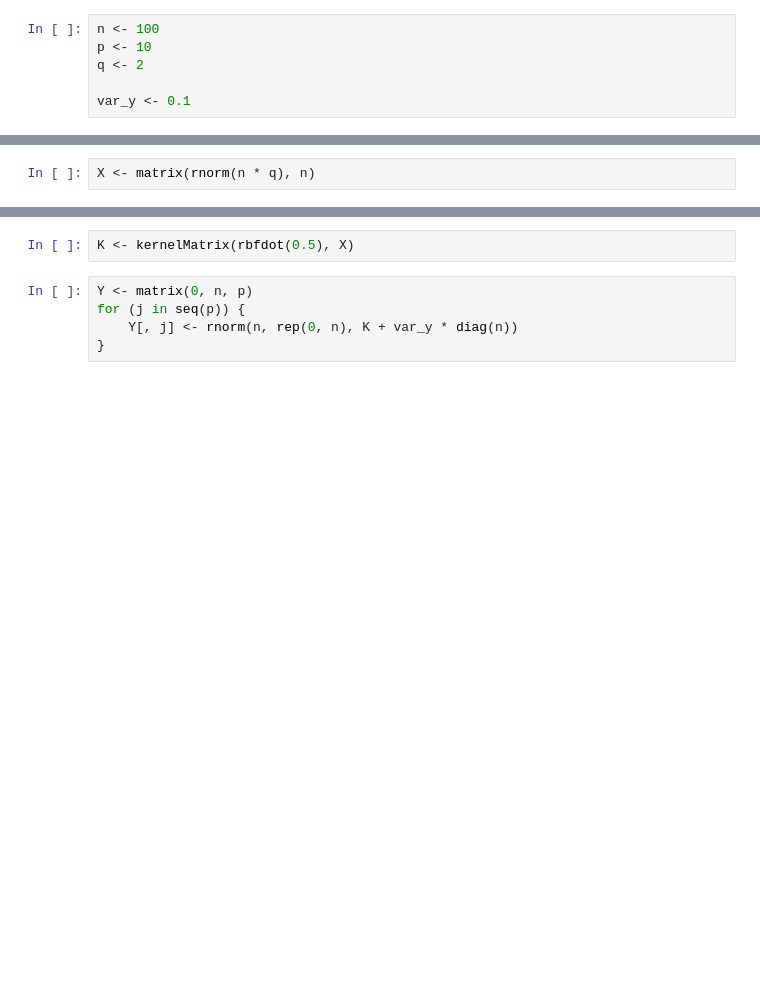
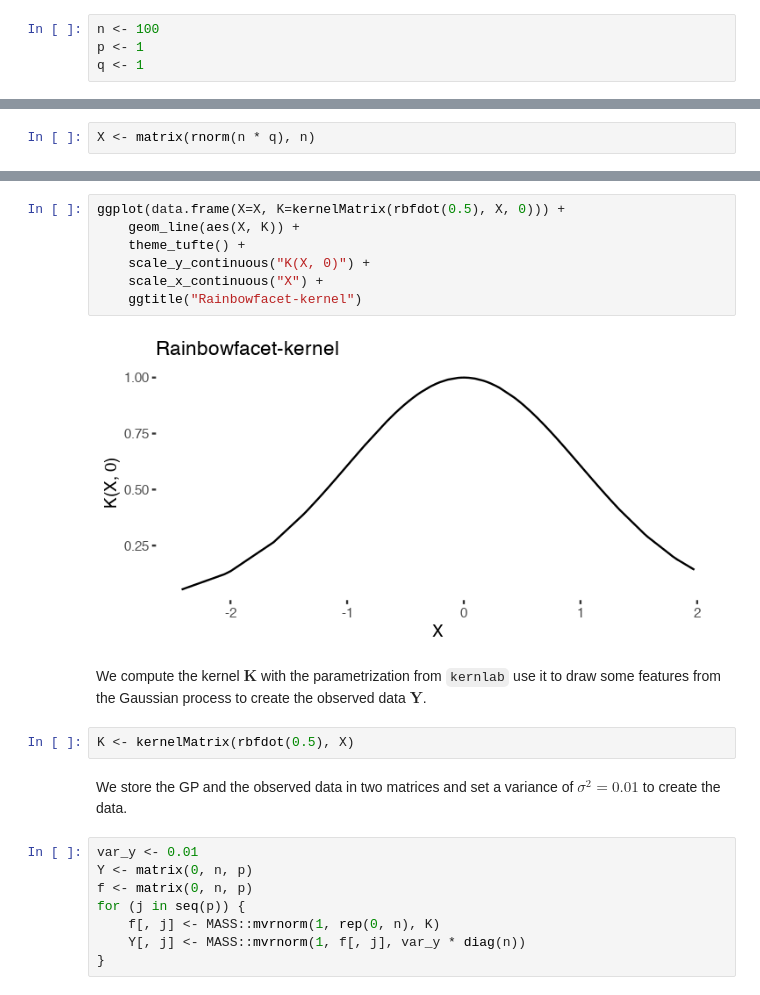
Before and after one commit to dirmeier/etudes, a Jupyter notebook: gplvm.ipynb, the cells around one changed output, grey strips where cells are left out. Drawn from its saved outputs; the diff is of its cells as text; blank space fills up the shorter version.

```diff
--- a/gplvm.ipynb
+++ b/gplvm.ipynb
@@ -12,6 +38,4 @@ The following object is masked from ‘package:ggplot2’:
 # %%
 n <- 100
-p <- 10
-q <- 2
-
-var_y <- 0.1
+p <- 1
+q <- 1
@@ -22,7 +54,23 @@ X <- matrix(rnorm(n * q), n)
+# %%
+ggplot(data.frame(X=X, K=kernelMatrix(rbfdot(0.5), X, 0))) +
+    geom_line(aes(X, K)) +
+    theme_tufte() +
+    scale_y_continuous("K(X, 0)") +
+    scale_x_continuous("X") +
+    ggtitle("Rainbowfacet-kernel")
+# %% [output]
+[figure, added]
+# %% [markdown]
+We compute the kernel $\mathbf{K}$ with the parametrization from `kernlab` use it to draw some features from the Gaussian process to create the observed data $\mathbf{Y}$.
 # %%
 K <- kernelMatrix(rbfdot(0.5), X)
+# %% [markdown]
+ We store the GP and the observed data in two matrices and set a variance of $\sigma^2 = 0.01$ to create the data.
 # %%
+var_y <- 0.01
 Y <- matrix(0, n, p)
+f <- matrix(0, n, p)
 for (j in seq(p)) {
-    Y[, j] <- rnorm(n, rep(0, n), K + var_y * diag(n))
+    f[, j] <- MASS::mvrnorm(1, rep(0, n), K)
+    Y[, j] <- MASS::mvrnorm(1, f[, j], var_y * diag(n))
 }
```
Also changed, not shown: parts of 23 cells of this notebook, 2 other files.
